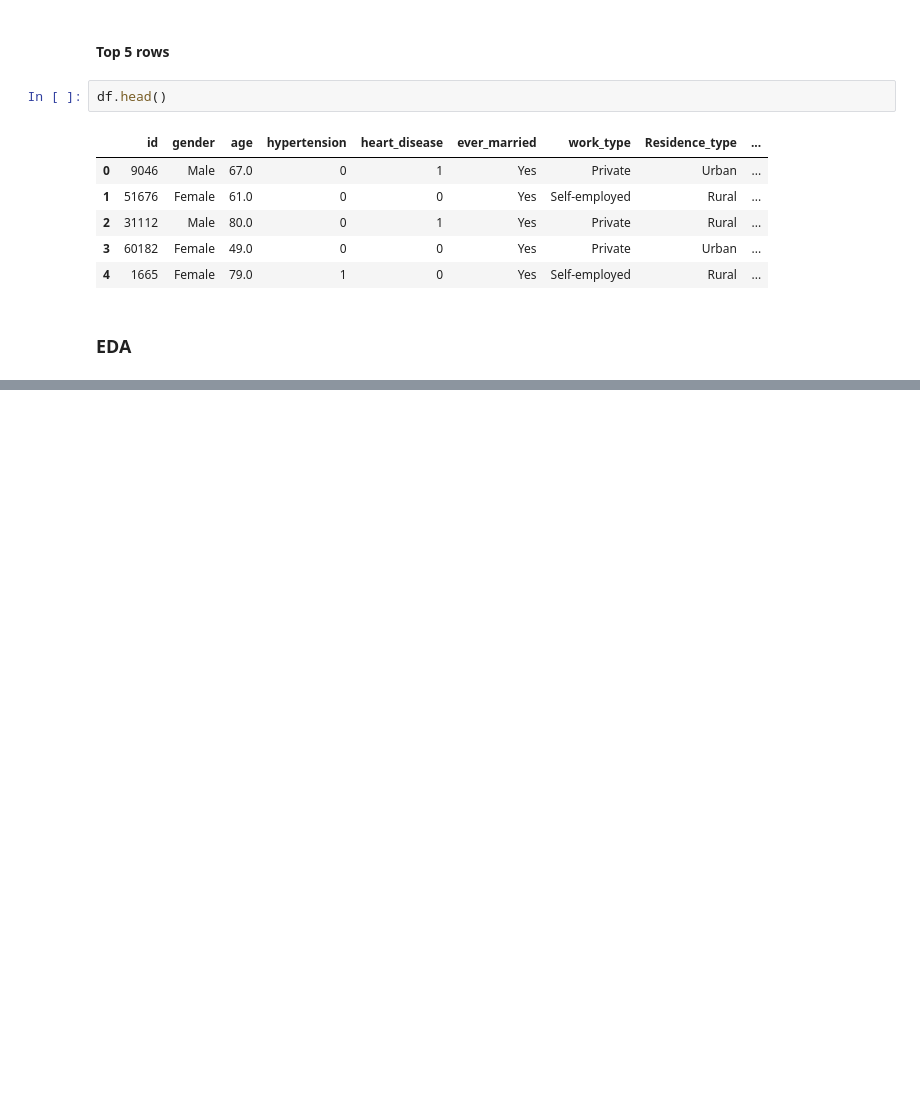
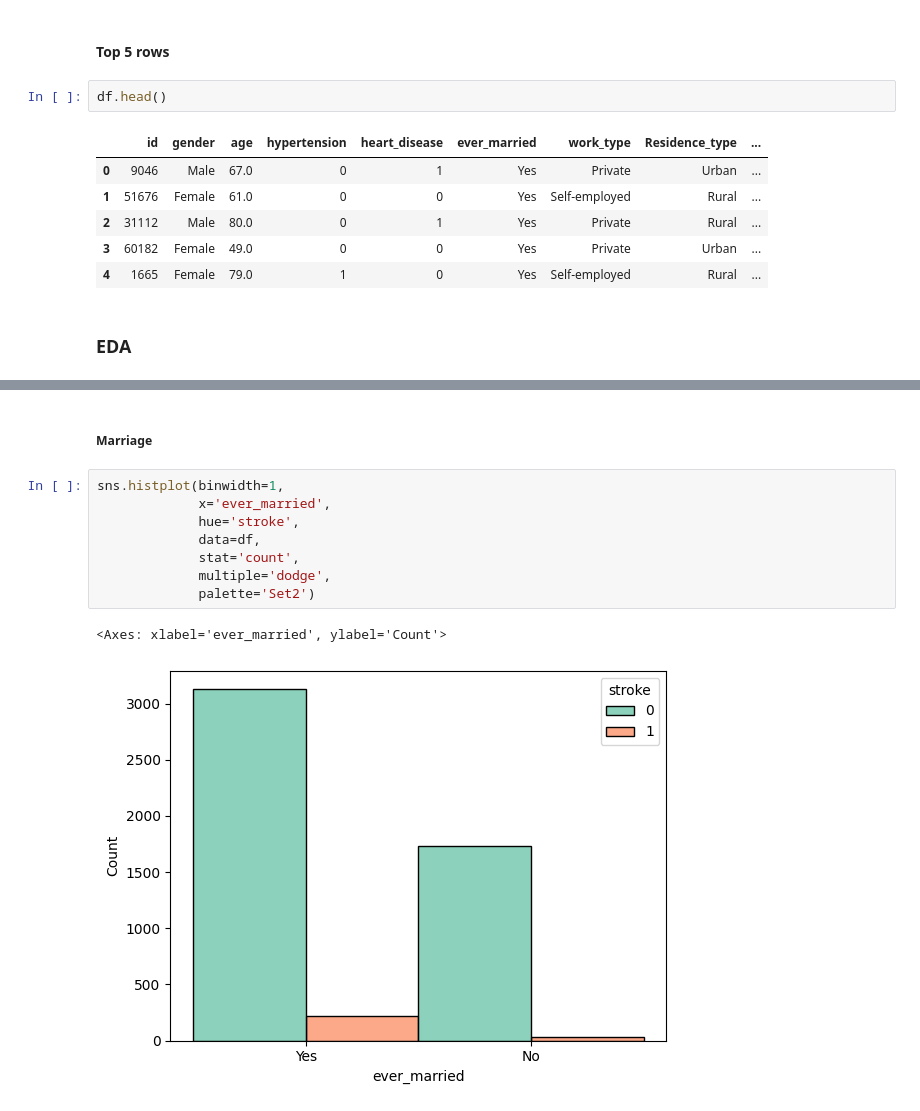
Before and after one commit to jblanche1325/stroke-predictions, a Jupyter notebook: notebook/1. EDA.ipynb, the cells around one changed output, grey strips where cells are left out. Drawn from its saved outputs; the diff is of its cells as text; blank space fills up the shorter version.

```diff
--- a/notebook/1. EDA.ipynb
+++ b/notebook/1. EDA.ipynb
@@ -48,0 +132,13 @@ profile.to_file('stroke_data_profile_report.html')
+# %% [markdown]
+<h5> Marriage </h5>
+# %%
+sns.histplot(binwidth=1,
+             x='ever_married',
+             hue='stroke',
+             data=df,
+             stat='count',
+             multiple='dodge',
+             palette='Set2')
+# %% [output]
+<Axes: xlabel='ever_married', ylabel='Count'>
+[figure, added]
```
Also changed, not shown: parts of 39 cells of this notebook, 8 other files.
